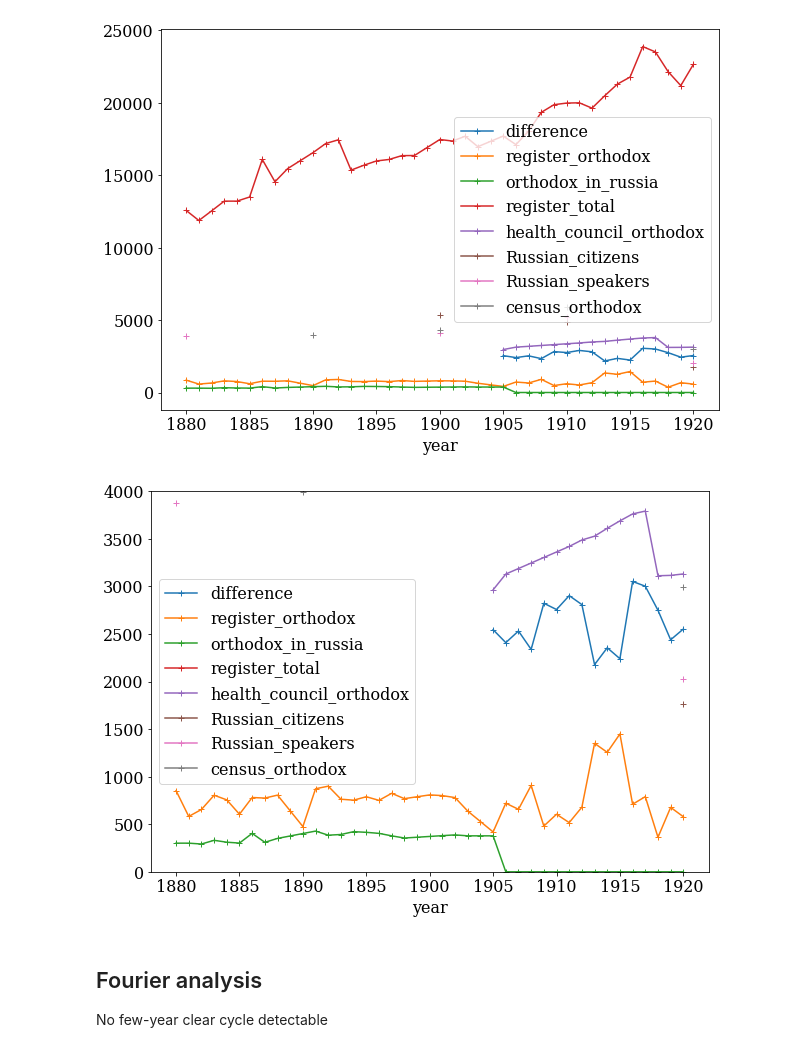
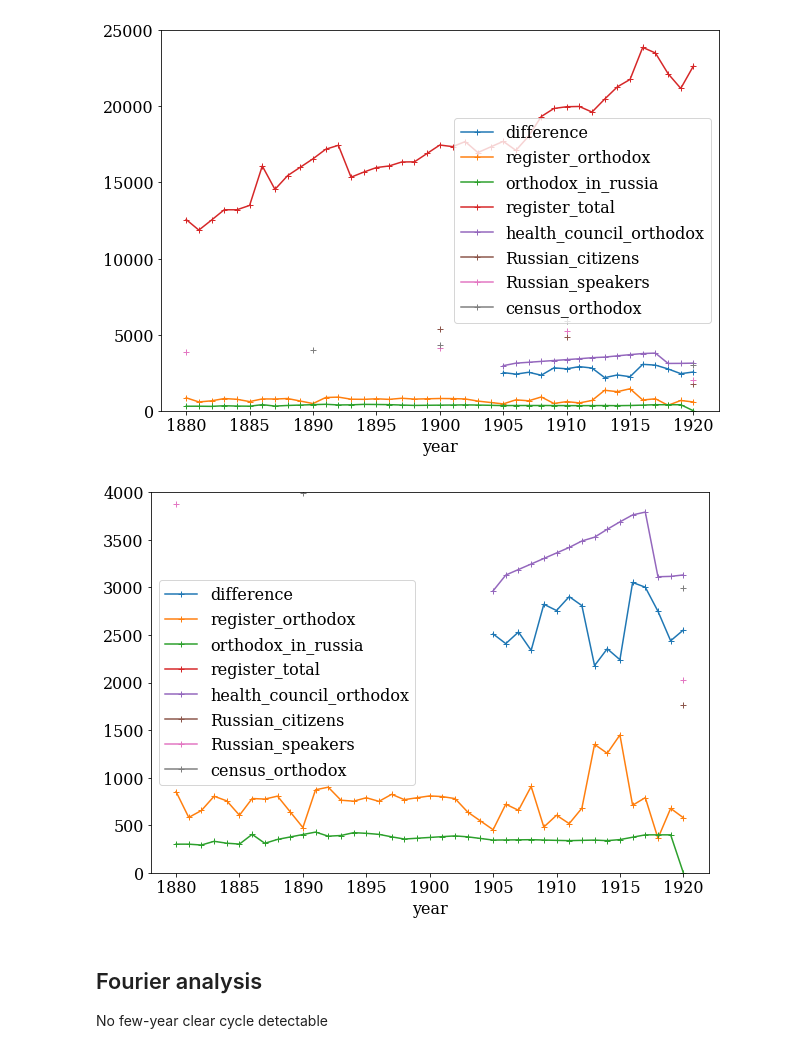
Before and after one commit to AnttiHaerkoenen/vyborg_orthodox, a Jupyter notebook: notebooks/missing_orthodox.ipynb, the cells around one changed output. Saved outputs shown, nothing was run; the diff lists cells and outputs as text; code cells hidden in the pictures.

Commit message:
data update

```diff
--- a/notebooks/missing_orthodox.ipynb
+++ b/notebooks/missing_orthodox.ipynb
@@ -35,41 +35,43 @@ poll_tax = pd.read_csv(data_dir / 'poll_tax_register.csv', index_col=0)
 poll_tax['orthodox'] = poll_tax['orthodox'].interpolate(method='linear')
 poll_tax['in_russia_orthodox'] = poll_tax['in_russia_orthodox'].interpolate(method='linear', limit=2).fillna(0)
 poll_tax['total'] = (poll_tax.total_women + poll_tax.total_men).interpolate(method='linear')
-poll_tax['orthodox'] = poll_tax.orthodox - poll_tax.in_russia_orthodox
+remove = poll_tax.in_russia_orthodox.copy()
+remove.loc['1906':] = 0
+poll_tax['orthodox'] = poll_tax.orthodox - remove
 health_council = pd.read_csv(data_dir / 'health_council.csv', index_col=0).pop_orthodox
 health_council = health_council.reindex(range(1880, 1921), fill_value=np.nan).interpolate(method='slinear')
 foreigners = pd.read_csv(data_dir / 'foreigners.csv', index_col=0).russia
 language = pd.read_csv(data_dir / 'language.csv', index_col=0).russian
 religion = pd.read_csv(data_dir / 'religion.csv', index_col=0).orthodox
 difference = health_council - poll_tax.orthodox
 data = pd.DataFrame([
     difference,
     poll_tax.orthodox,
     poll_tax.in_russia_orthodox,
     poll_tax.total,
     health_council,
     foreigners,
     language,
     religion,
 ]).T
 data.columns = [
     'difference',
     'register_orthodox',
     'orthodox_in_russia',
     'register_total',
     'health_council_orthodox',
     'Russian_citizens',
     'Russian_speakers',
     'census_orthodox',
 ]
 # data.interpolate(method='linear', inplace=True)
-data.plot(marker='+', legend=True, figsize=(10, 7))
+data.plot(marker='+', legend=True, figsize=(10, 7), ylim=(0, 25_000))
 plt.savefig(figure_dir / 'timeseries1.png')
-data.plot(marker='+', legend=True, figsize=(10, 7), ylim=(0, 4000))
+data.plot(marker='+', legend=True, figsize=(10, 7), ylim=(0, 4_000))
 plt.savefig(figure_dir / 'timeseries2.png')
 # %% [output]
-[figure, old version]
+[figure, new version]
-[figure, old version]
+[figure, new version]
 # %% [markdown]
 ## Fourier analysis
 
```
Also changed, not shown: parts of 3 cells of this notebook, 3 other files.
